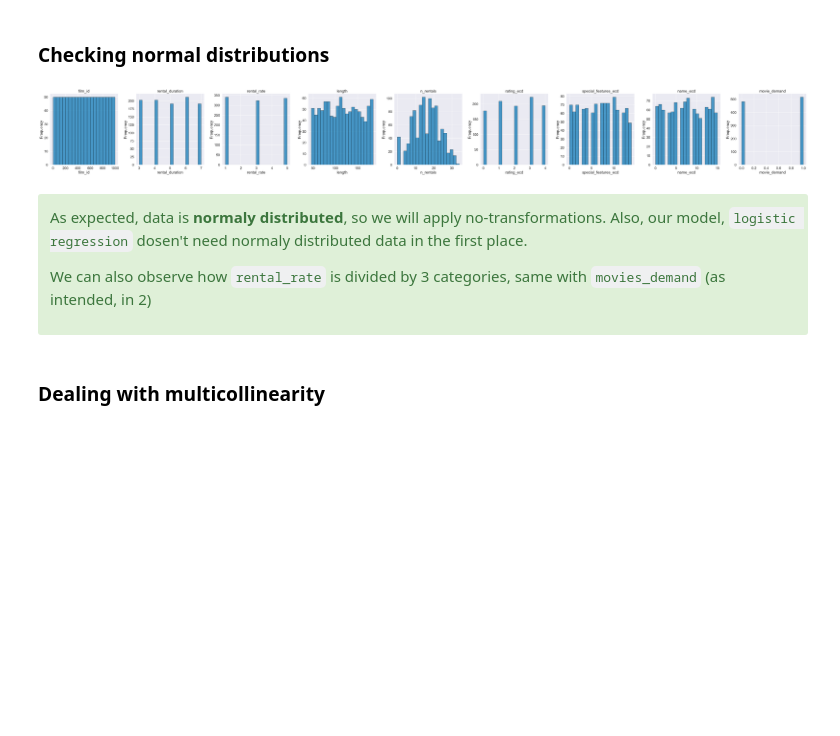
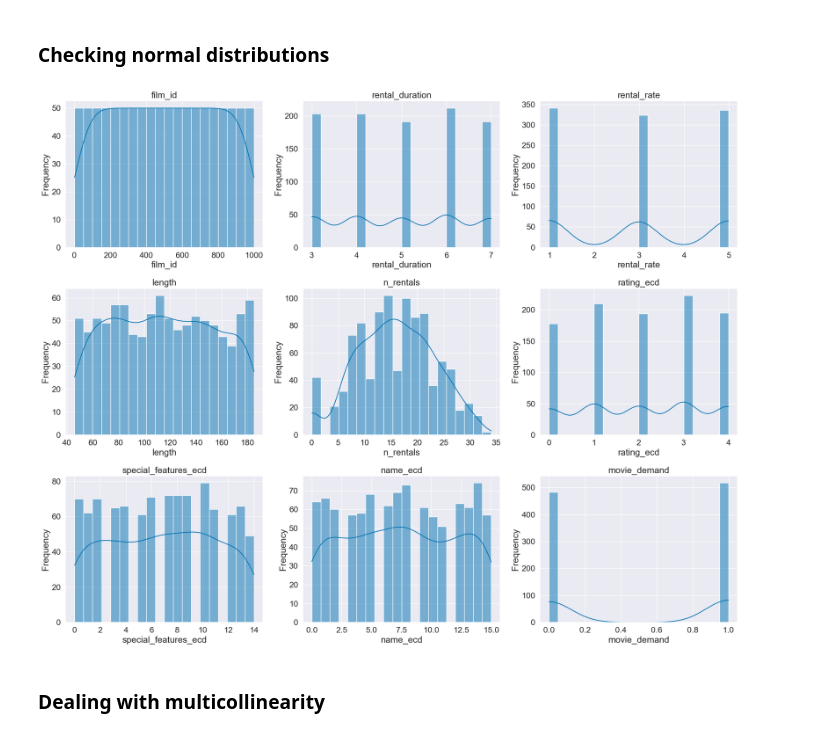
Before and after one commit to isi-mube/Iron-Labs, a Jupyter notebook: unit_3_sql/lab-predictions-logistic-regression/notebook/imb_solution_lab_logistic_regression.ipynb, the cells around one changed output. Cells and saved outputs as stored; diff of their text form; code cells hidden in the pictures; blank space fills up the shorter version.

```diff
--- a/unit_3_sql/lab-predictions-logistic-regression/notebook/imb_solution_lab_logistic_regression.ipynb
+++ b/unit_3_sql/lab-predictions-logistic-regression/notebook/imb_solution_lab_logistic_regression.ipynb
@@ -214,24 +216,18 @@ plt.show()
 # %% [markdown]
 ### Checking normal distributions
 # %%
-fig, axes = plt.subplots(nrows=1, ncols=len(X_N.columns), figsize=(50, 6))  # nrows to 1, ncols to the number of features
+fig, axes = plt.subplots(nrows=3, ncols=3, figsize=(20, 16))  # nrows to 3, ncols to 3 to plot our 9 features
 color = '#0072B2'  # blue
 
 for i, ax in enumerate(axes.flat):
     if i >= len(X_N.columns):
         break
-    ax.hist(X_N.iloc[:, i], color=color, bins=20, alpha=0.7, edgecolor='black')
+    sns.histplot(data=X_N, x=X_N.columns[i], color=color, bins=20, kde=True, ax=ax)
     ax.set_title(X_N.columns[i])
     ax.set_xlabel(X_N.columns[i])
     ax.set_ylabel('Frequency')
 
 plt.tight_layout()
 plt.show()
 # %% [output]
-[figure, old version]
+[figure, new version]
-# %% [markdown]
-<div class="alert alert-block alert-success">
-
-As expected, data is **normaly distributed**, so we will apply no-transformations. Also, our model, `logistic regression` dosen't need normaly distributed data in the first place.
-
-We can also observe how `rental_rate` is divided by 3 categories, same with `movies_demand` (as intended, in 2)<div>
```
Also changed, not shown: parts of 5 cells of this notebook.
